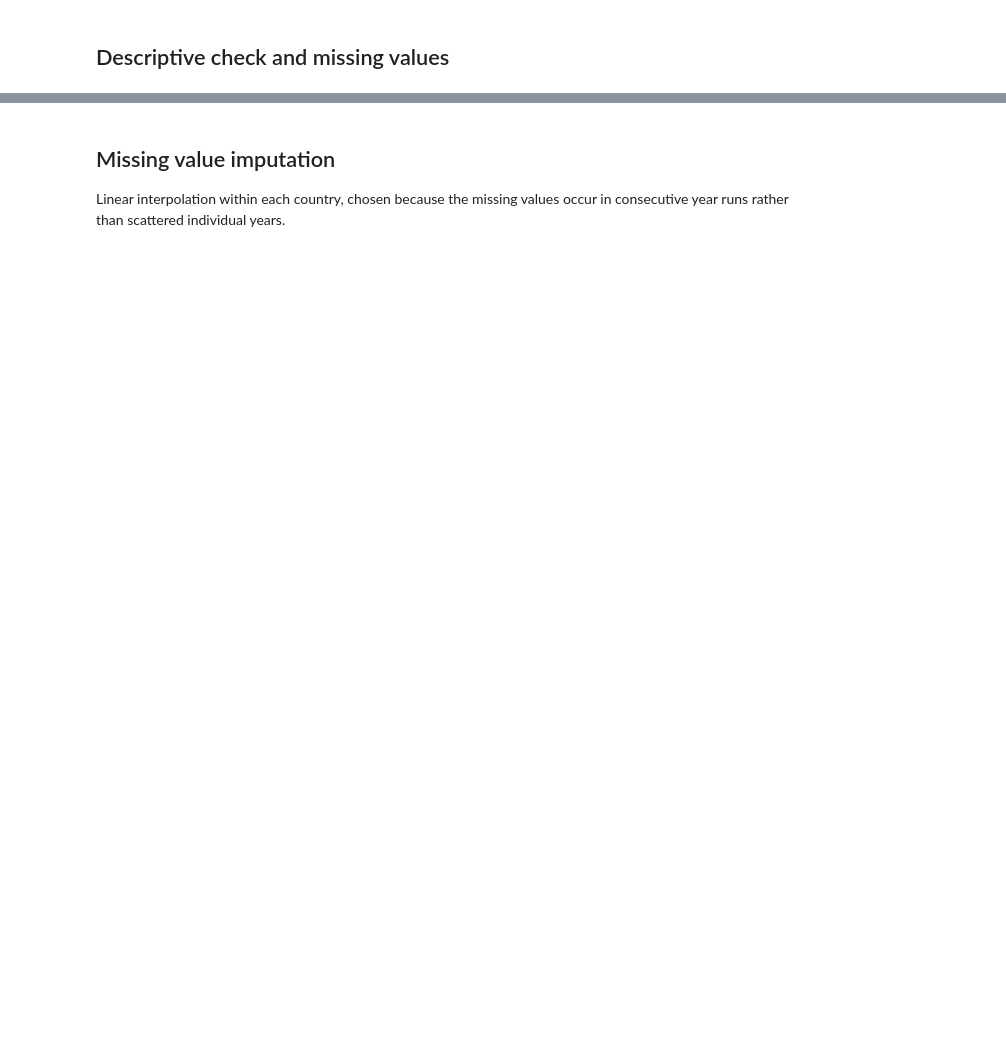
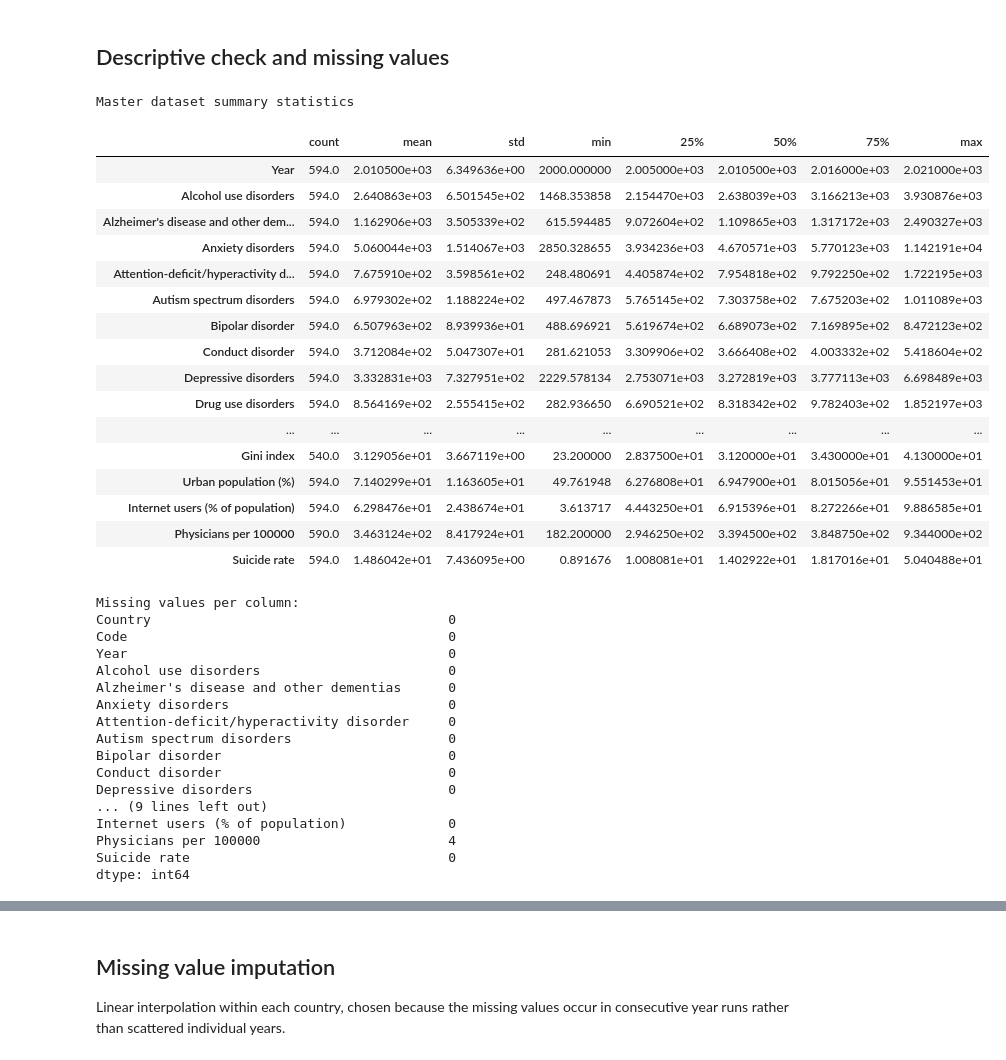
Before and after one commit to viccazjim/TFM_2026_suicide_rate_prediction, a Jupyter notebook: notebooks/01_data_loading_cleaning.ipynb, the cells around one changed output, grey strips where cells are left out. Drawn from its saved outputs; the diff is of its cells as text; code cells hidden in the pictures; blank space fills up the shorter version.

```diff
--- a/notebooks/01_data_loading_cleaning.ipynb
+++ b/notebooks/01_data_loading_cleaning.ipynb
@@ -82,6 +115,43 @@ display(df_development.head())
 # %%
 print("Master dataset summary statistics")
 display(df_development.describe().T)
 
 print("\nMissing values per column:")
-print(df_development.isnull().sum())
+remaining_nulls = df_development.isnull().sum()
+print(remaining_nulls)
+# %% [output]
+Master dataset summary statistics
+|  | count | mean | std | min | 25% | 50% | 75% | max |
+| Year | 594.0 | 2.010500e+03 | 6.349636e+00 | 2000.000000 | 2.005000e+03 | 2.010500e+03 | 2.016000e+03 | 2.021000e+03 |
+| Alcohol use disorders | 594.0 | 2.640863e+03 | 6.501545e+02 | 1468.353858 | 2.154470e+03 | 2.638039e+03 | 3.166213e+03 | 3.930876e+03 |
+| Alzheimer's disease and other dem... | 594.0 | 1.162906e+03 | 3.505339e+02 | 615.594485 | 9.072604e+02 | 1.109865e+03 | 1.317172e+03 | 2.490327e+03 |
+| Anxiety disorders | 594.0 | 5.060044e+03 | 1.514067e+03 | 2850.328655 | 3.934236e+03 | 4.670571e+03 | 5.770123e+03 | 1.142191e+04 |
+| Attention-deficit/hyperactivity d... | 594.0 | 7.675910e+02 | 3.598561e+02 | 248.480691 | 4.405874e+02 | 7.954818e+02 | 9.792250e+02 | 1.722195e+03 |
+| Autism spectrum disorders | 594.0 | 6.979302e+02 | 1.188224e+02 | 497.467873 | 5.765145e+02 | 7.303758e+02 | 7.675203e+02 | 1.011089e+03 |
+| Bipolar disorder | 594.0 | 6.507963e+02 | 8.939936e+01 | 488.696921 | 5.619674e+02 | 6.689073e+02 | 7.169895e+02 | 8.472123e+02 |
+| Conduct disorder | 594.0 | 3.712084e+02 | 5.047307e+01 | 281.621053 | 3.309906e+02 | 3.666408e+02 | 4.003332e+02 | 5.418604e+02 |
+| Depressive disorders | 594.0 | 3.332831e+03 | 7.327951e+02 | 2229.578134 | 2.753071e+03 | 3.272819e+03 | 3.777113e+03 | 6.698489e+03 |
+| Drug use disorders | 594.0 | 8.564169e+02 | 2.555415e+02 | 282.936650 | 6.690521e+02 | 8.318342e+02 | 9.782403e+02 | 1.852197e+03 |
+| ... | ... | ... | ... | ... | ... | ... | ... | ... |
+| Gini index | 540.0 | 3.129056e+01 | 3.667119e+00 | 23.200000 | 2.837500e+01 | 3.120000e+01 | 3.430000e+01 | 4.130000e+01 |
+| Urban population (%) | 594.0 | 7.140299e+01 | 1.163605e+01 | 49.761948 | 6.276808e+01 | 6.947900e+01 | 8.015056e+01 | 9.551453e+01 |
+| Internet users (% of population) | 594.0 | 6.298476e+01 | 2.438674e+01 | 3.613717 | 4.443250e+01 | 6.915396e+01 | 8.272266e+01 | 9.886585e+01 |
+| Physicians per 100000 | 590.0 | 3.463124e+02 | 8.417924e+01 | 182.200000 | 2.946250e+02 | 3.394500e+02 | 3.848750e+02 | 9.344000e+02 |
+| Suicide rate | 594.0 | 1.486042e+01 | 7.436095e+00 | 0.891676 | 1.008081e+01 | 1.402922e+01 | 1.817016e+01 | 5.040488e+01 |
+Missing values per column:
+Country                                      0
+Code                                         0
+Year                                         0
+Alcohol use disorders                        0
+Alzheimer's disease and other dementias      0
+Anxiety disorders                            0
+Attention-deficit/hyperactivity disorder     0
+Autism spectrum disorders                    0
+Bipolar disorder                             0
+Conduct disorder                             0
+Depressive disorders                         0
+... (9 lines left out)
+Internet users (% of population)             0
+Physicians per 100000                        4
+Suicide rate                                 0
+dtype: int64
```
Also changed, not shown: parts of 9 cells of this notebook, 24 other files.
